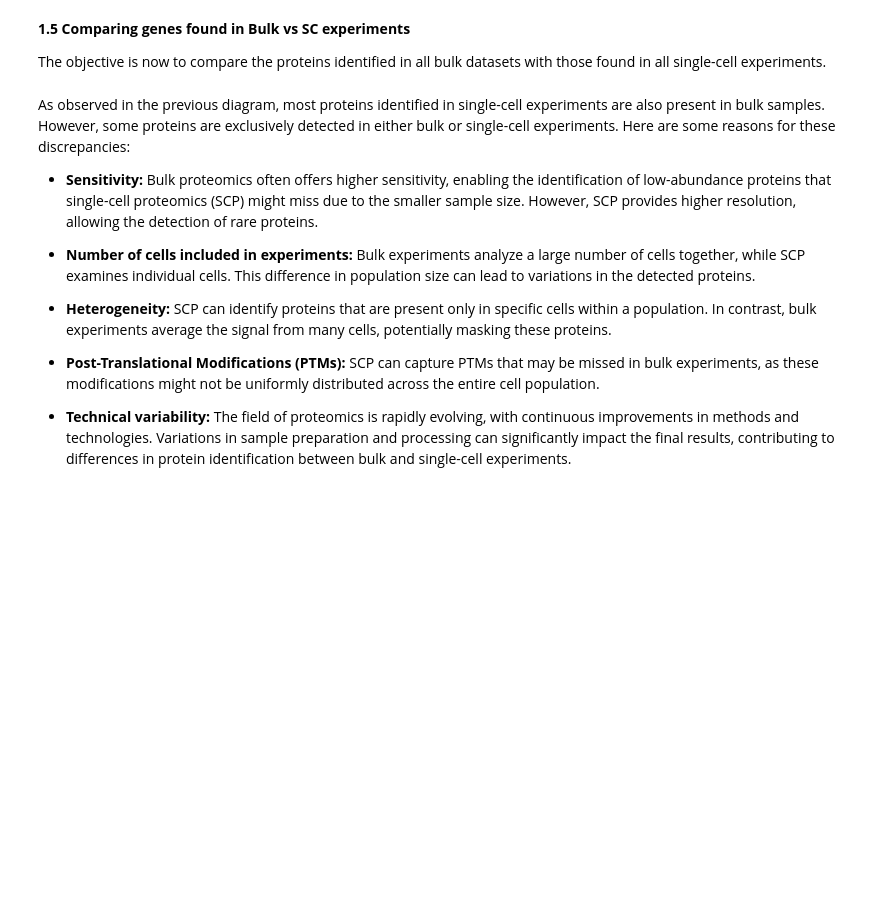
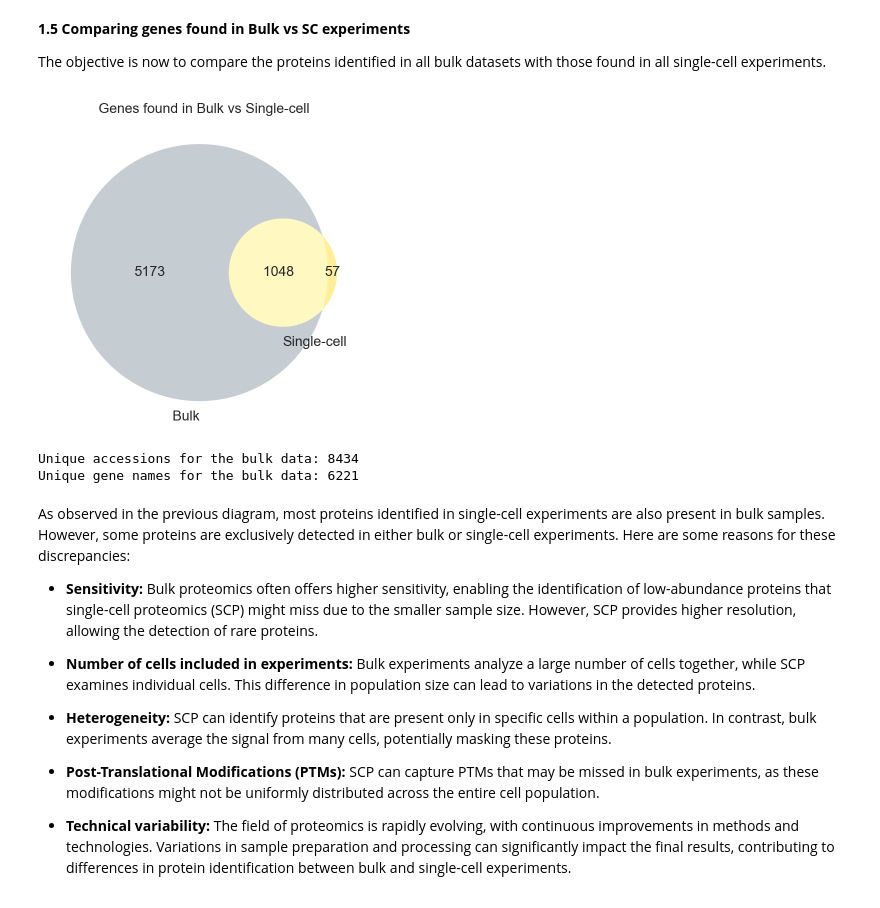
Before and after one commit to powwowath/pyMSpro, a Jupyter notebook: 00_workflow_META-ANALYSIS.ipynb, the cells around one changed output. Cells and saved outputs as stored; diff of their text form; code cells hidden in the pictures; blank space fills up the shorter version.

```diff
--- a/00_workflow_META-ANALYSIS.ipynb
+++ b/00_workflow_META-ANALYSIS.ipynb
@@ -989,26 +1107,43 @@ The objective is now to compare the proteins identified in all bulk datasets wit
 # %%
 from matplotlib_venn import venn2
 
 df_bulk = pd.concat([df_2016_iwata, df_2022_pengfei, df_2021_pengfei])
 df_bulk_genes = df_bulk["Gene"].unique()
 df_sc = df_huffman_adata.var["Gene"].unique()
 
-df_bulk_genes = [x for x in df_bulk_genes if str(x) != 'nan']
-df_sc = [x for x in df_sc if str(x) != 'nan']
+#df_bulk_genes = [x for x in df_bulk_genes if str(x) != 'nan']
+#df_sc = [x for x in df_sc if str(x) != 'nan']
 
 venn = venn2([set(df_bulk_genes), set(df_sc)], set_labels=('Bulk', 'Single-cell'), set_colors=('slategrey', 'gold'))
 plt.title("Genes found in Bulk vs Single-cell")
 
 
 for label in venn.set_labels:
     if label is not None:
         label.set_fontsize(10)
 
 for label in venn.subset_labels:
     if label is not None:
         label.set_fontsize(10)
 
 plt.show()
+# %% [output]
+[figure, added]
+# %%
+df_2016_iwata2 = df_2016_iwata.copy()
+# Rename the column "Score" to "Score Sequest HT: Sequest HT"
+df_2016_iwata2 = df_2016_iwata2.rename(columns={"Score": "Score Sequest HT: Sequest HT"})
+
+# Merge df_2016_iwata, df_2022_pengfei and df_2021_pengfei
+df_bulk = pd.concat([df_2016_iwata2, df_2022_pengfei, df_2021_pengfei])
+df_bulk
+
+# pritn unique accessions (index) for the bulk data
+print("Unique accessions for the bulk data:", df_bulk.index.nunique())
+print("Unique gene names for the bulk data:", df_bulk["Gene"].nunique())
+# %% [output]
+Unique accessions for the bulk data: 8434
+Unique gene names for the bulk data: 6221
 # %% [markdown]
 As observed in the previous diagram, most proteins identified in single-cell experiments are also present in bulk samples. However, some proteins are exclusively detected in either bulk or single-cell experiments. Here are some reasons for these discrepancies:<br>
 * **Sensitivity:** Bulk proteomics often offers higher sensitivity, enabling the identification of low-abundance proteins that single-cell proteomics (SCP) might miss due to the smaller sample size. However, SCP provides higher resolution, allowing the detection of rare proteins.
```
Also changed, not shown: parts of 41 cells of this notebook.
